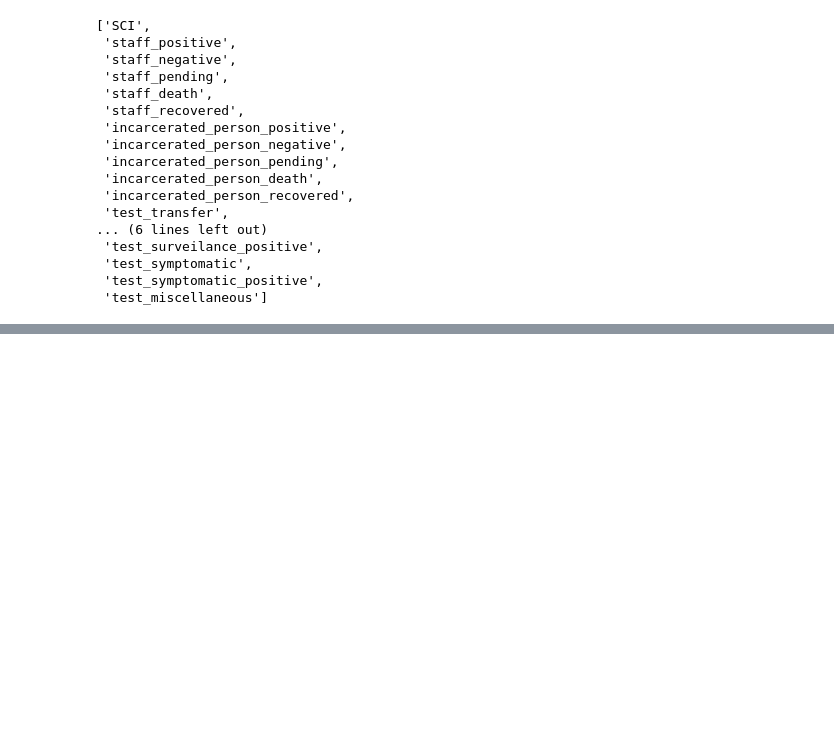
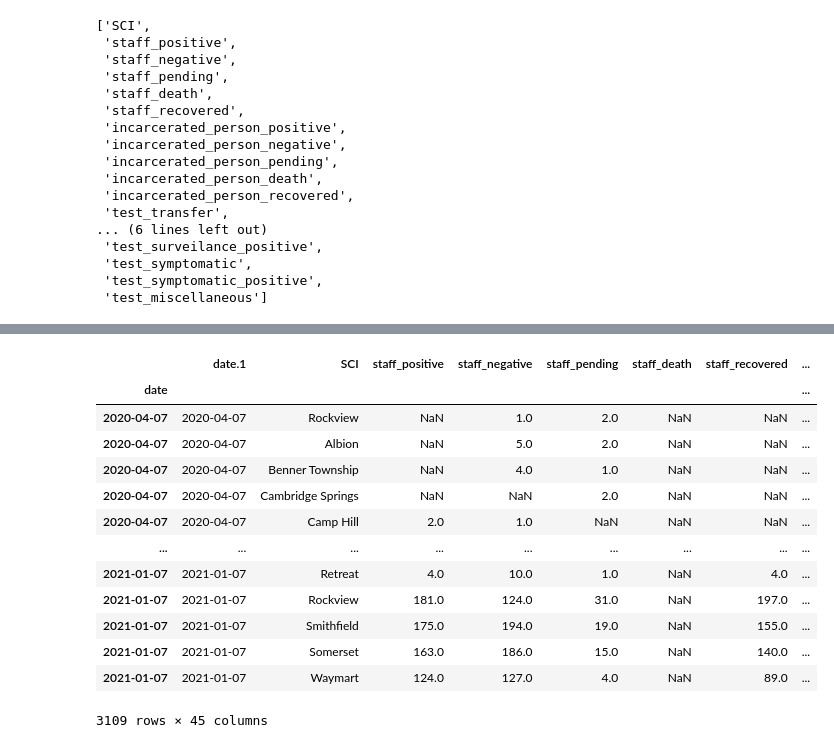
Before and after one commit to jmparelman/PA-SCI_COVID19, a Jupyter notebook: notebooks/plot_DOC_testing_case_data.ipynb, the cells around one changed output, grey strips where cells are left out. Cells and saved outputs as stored; diff of their text form; code cells hidden in the pictures; blank space fills up the shorter version.

```diff
--- a/notebooks/plot_DOC_testing_case_data.ipynb
+++ b/notebooks/plot_DOC_testing_case_data.ipynb
@@ -258,0 +302,19 @@ cols_for_comparison
+# %%
+ndf = pd.read_csv('../data/latest_data/PA_DOC_testing_data_TEMP.csv', parse_dates=True, index_col='date')
+# %%
+ndf
+# %% [output]
+|  | date.1 | SCI | staff_positive | staff_negative | staff_pending | staff_death | staff_recovered | ... |
+| date |  |  |  |  |  |  |  | ... |
+| 2020-04-07 | 2020-04-07 | Rockview | NaN | 1.0 | 2.0 | NaN | NaN | ... |
+| 2020-04-07 | 2020-04-07 | Albion | NaN | 5.0 | 2.0 | NaN | NaN | ... |
+| 2020-04-07 | 2020-04-07 | Benner Township | NaN | 4.0 | 1.0 | NaN | NaN | ... |
+| 2020-04-07 | 2020-04-07 | Cambridge Springs | NaN | NaN | 2.0 | NaN | NaN | ... |
+| 2020-04-07 | 2020-04-07 | Camp Hill | 2.0 | 1.0 | NaN | NaN | NaN | ... |
+| ... | ... | ... | ... | ... | ... | ... | ... | ... |
+| 2021-01-07 | 2021-01-07 | Retreat | 4.0 | 10.0 | 1.0 | NaN | 4.0 | ... |
+| 2021-01-07 | 2021-01-07 | Rockview | 181.0 | 124.0 | 31.0 | NaN | 197.0 | ... |
+| 2021-01-07 | 2021-01-07 | Smithfield | 175.0 | 194.0 | 19.0 | NaN | 155.0 | ... |
+| 2021-01-07 | 2021-01-07 | Somerset | 163.0 | 186.0 | 15.0 | NaN | 140.0 | ... |
+| 2021-01-07 | 2021-01-07 | Waymart | 124.0 | 127.0 | 4.0 | NaN | 89.0 | ... |
+3109 rows × 45 columns
```
Also changed, not shown: parts of 7 cells of this notebook, 1 other file.
